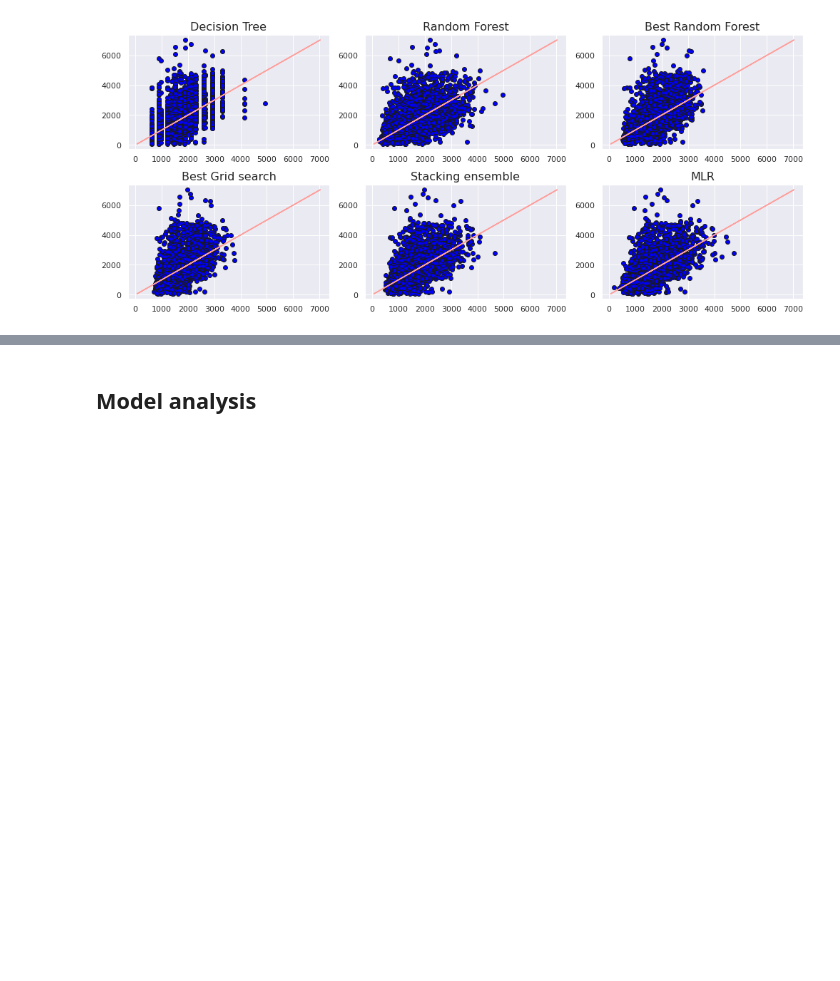
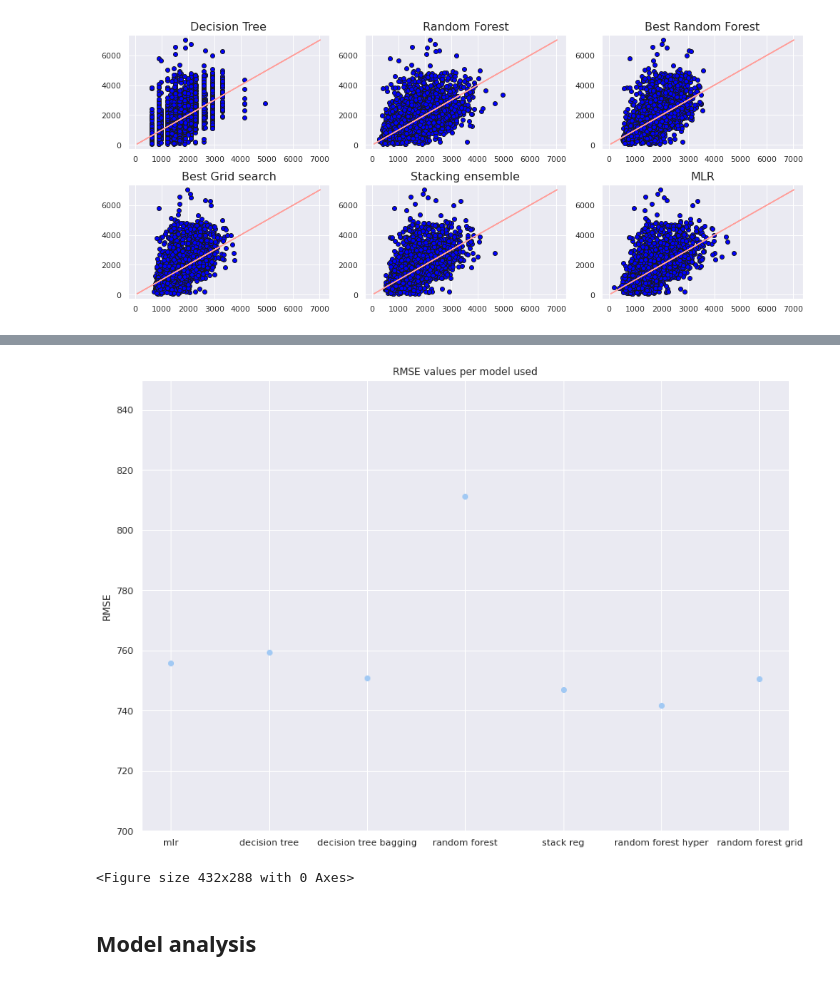
Before and after one commit to monicafar147/logistics-challenge, a Jupyter notebook: Copy_of_cleaned.ipynb, the cells around one changed output, grey strips where cells are left out. Saved outputs shown, nothing was run; the diff lists cells and outputs as text; code cells hidden in the pictures; blank space fills up the shorter version.

Commit message:
added rmse plots

```diff
--- a/Copy_of_cleaned.ipynb
+++ b/Copy_of_cleaned.ipynb
@@ -816,3 +813,27 @@ plt.savefig('prediction_plot.png')
+# %%
+# define rmse values
+mlr_rmse = np.sqrt(metrics.mean_squared_error(y_test,y_pred_mlr))
+dec_tree_rmse = np.sqrt(metrics.mean_squared_error(y_test, y_pred_reg_tree))
+dec_tree_bagging_rmse = np.sqrt(metrics.mean_squared_error(y_test,y_pred))
+random_forest_rmse = np.sqrt(metrics.mean_squared_error(y_test, y_pred_forest))
+stack_reg_rmse = np.sqrt(metrics.mean_squared_error(y_test, y_pred_stack))
+random_forest_hyper_rmse = math.sqrt(metrics.mean_squared_error(y_test, random_best))
+random_forest_grid_rmse = math.sqrt(metrics.mean_squared_error(y_test, grid_best))
+# %%
+# define list of rmse values
+rmse_list = [mlr_rmse,dec_tree_rmse,dec_tree_bagging_rmse,random_forest_rmse,stack_reg_rmse,random_forest_hyper_rmse,random_forest_grid_rmse]
+rmse_list_names = ['mlr','decision tree','decision tree bagging','random forest','stack reg','random forest hyper','random forest grid']
+# %%
+fig, axs = plt.subplots(figsize=(14,10),)
+plt.plot(rmse_list_names,rmse_list, 'bo')
+plt.title('RMSE values per model used')
+plt.ylim([700,850])
+plt.ylabel('RMSE')
+plt.show()
+plt.savefig('rmse_plot.png')
+# %% [output]
+[figure, added]
+<Figure size 432x288 with 0 Axes>
 # %% [markdown]
 ## Model analysis
 # %%
```
Also changed, not shown: parts of 1 cell of this notebook.
